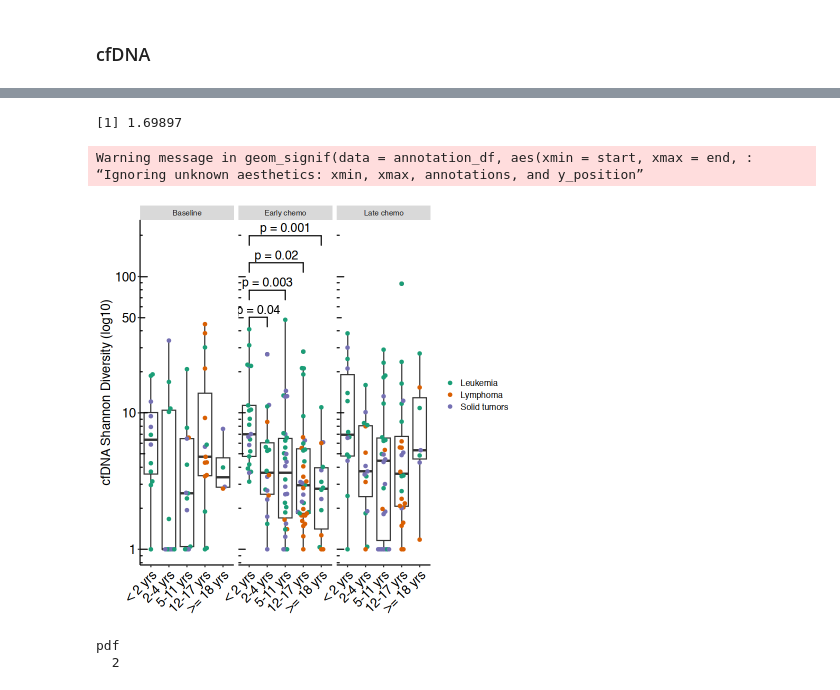
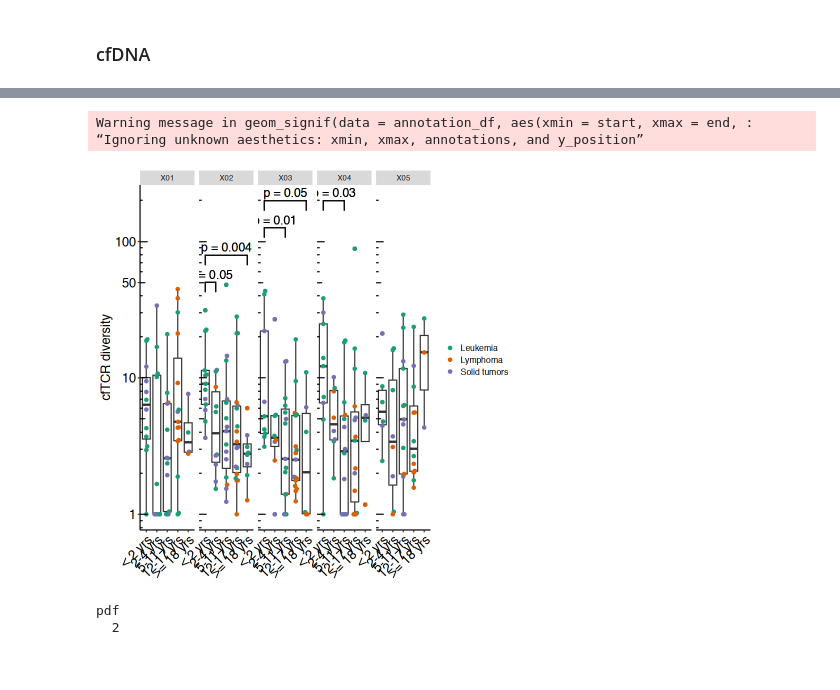
Before and after one commit to pughlab/ped_CapTCRseq, a Jupyter notebook: notebooks/10_cdr3_diversity.ipynb, the cells around one changed output, grey strips where cells are left out. Saved outputs shown, nothing was run; the diff lists cells and outputs as text; code cells hidden in the pictures.

```diff
--- a/notebooks/10_cdr3_diversity.ipynb
+++ b/notebooks/10_cdr3_diversity.ipynb
@@ -53,11 +57,3 @@ meta_div <- meta_div[ meta_div$cancergroup != "Normal", ]
 meta_div <- meta_div[ meta_div$cancergroup != "LFS", ]
 # %%
 meta_div$log10shann <- log10(meta_div$observed_Shannon)
-# %%
-meta_div$agegroup <- NA
-
-meta_div$agegroup[ which(meta_div$Age < 2)] <- "< 2 yrs"
-meta_div$agegroup[ which(meta_div$Age >= 2 & meta_div$Age < 5)] <- "2-4 yrs"
-meta_div$agegroup[ which(meta_div$Age >= 5 & meta_div$Age < 12)] <- "5-11 yrs"
-meta_div$agegroup[ which(meta_div$Age >= 12 & meta_div$Age < 18)] <- "12-17 yrs"
-meta_div$agegroup[ which(meta_div$Age >= 18)] <- ">= 18 yrs"
@@ -403,29 +320,25 @@ cancergroup=Lymphoma     -0.3355 0.0922 -3.64 0.0004
-# %%
-log10(50)
-# %% [output]
-[1] 1.69897
 # %%
 annotation_df <- data.frame(
-  Cyclegroup = "Early chemo",
-  start = rep("< 2 yrs", 4),
-  end = c("2-4 yrs", "5-11 yrs", "12-17 yrs", ">= 18 yrs"),
-  y = c(1.7, 1.9, 2.1, 2.3),
-  label = c("p = 0.04", "p = 0.003", "p = 0.02", "p = 0.001"))
+  cycle = c("X02", "X02", "X03", "X03", "X04"),
+  start = rep("< 2 yrs", 5),
+  end = c("2-4 yrs", ">= 18 yrs","5-11 yrs", ">= 18 yrs","5-11 yrs"),
+  y = c(1.7, 1.9, 2.1, 2.3, 2.3),
+  label = c("p = 0.05", "p = 0.004", "p = 0.01", "p = 0.05", "p = 0.03"))
 # %%
 p_cfdna <- baseplot.fx(cfdna, "agegroup", "log10shann", "cancergroup", group_col, "cfDNA")
 # %%
 p_cfdna <- p_cfdna + geom_signif(
     data = annotation_df,
     aes(xmin = start, xmax = end, annotations = label, y_position = y),
     textsize = 5, vjust = 0,
     manual = TRUE
   ) +
-facet_wrap(~Cyclegroup, nrow = 1) +
-labs( y = "cfDNA Shannon Diversity (log10)")
+facet_wrap(~cycle, nrow = 1) +
+labs( y = "cfTCR diversity")
 
 p_cfdna
 # %% [output]
 Warning message in geom_signif(data = annotation_df, aes(xmin = start, xmax = end, :
 “Ignoring unknown aesthetics: xmin, xmax, annotations, and y_position”
-[figure, old version]
+[figure, new version]
 # %%
```
Also changed, not shown: parts of 58 cells of this notebook, 11 other files.
